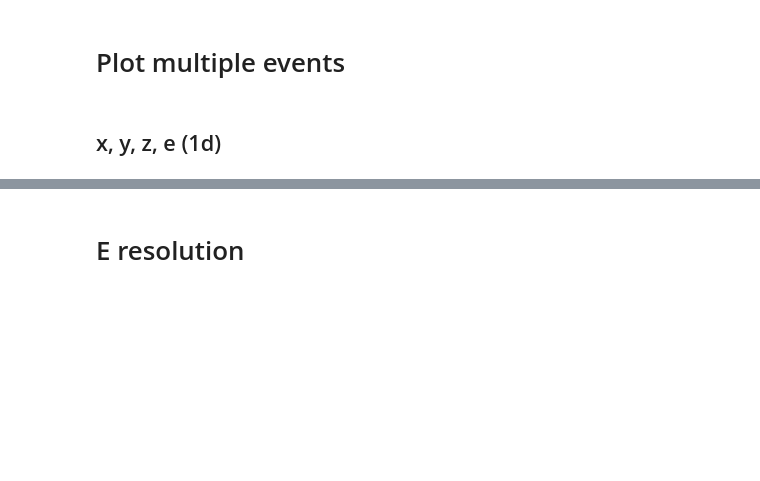
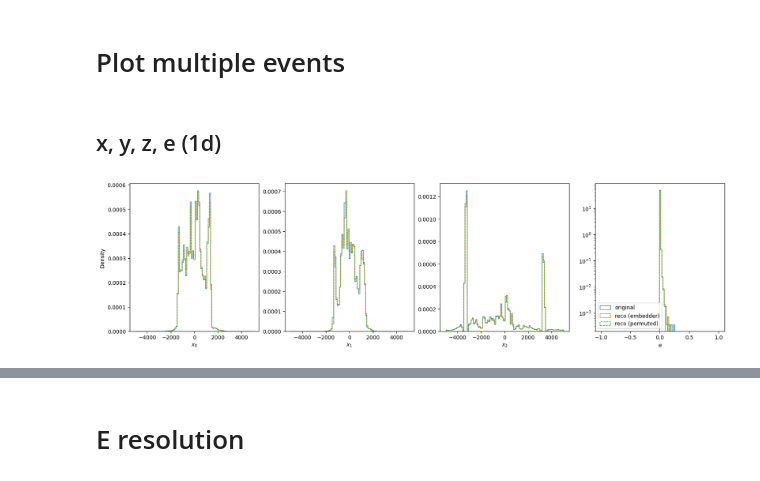
Before and after one commit to erwulff/particlemind, a Jupyter notebook: src/compare_generated_samples_reco_only_augs.ipynb, the cells around one changed output, grey strips where cells are left out. Cells and saved outputs as stored; diff of their text form; code cells hidden in the pictures; blank space fills up the shorter version.

```diff
--- a/src/compare_generated_samples_reco_only_augs.ipynb
+++ b/src/compare_generated_samples_reco_only_augs.ipynb
@@ -40,7 +40,7 @@ elif data_type == "patch":
     collator = CollaterPatch
     loader = CaloPatchDataset
 # %%
-path_to_embedder_checkpoint = "/pscratch/sd/r/rmastand/particlemind/vqvae_training/best_models/embedder_hit_vae_mixed_mlp5_val_loss_epoch=09-v2.ckpt"
+path_to_embedder_checkpoint = "/pscratch/sd/r/rmastand/particlemind/vqvae_training/best_models/embedder_hit_vae_mixed_mlp1_val_loss_epoch=09-v2.ckpt"
 # %% [markdown]
 # Apply embedder to original data
 
@@ -56,6 +56,7 @@ embedder = VQVAELightning.load_from_checkpoint(
 # kinematic features
 kinematic_features_truth = {i:ak.Array([]) for i in range(4)}
 kinematic_features_reco = {i:ak.Array([]) for i in range(4)}
+kinematic_features_reco_perm = {i:ak.Array([]) for i in range(4)}
 z_orig, z_aug = [], []
 tokens = ak.Array([])
 labels = []
@@ -69,11 +70,11 @@ for n in range(num_files):
     file_dataset = loader(
         subsets,
         "train",
-        start_idx=n*200,
-        stop_idx=(n+1)*200,
+        start_idx=n*10,
+        stop_idx=(n+1)*10,
         train_fraction=1.0,
         E_min=E_min,
-        augment_dataset=False
+        augment_dataset=True
     )
 
     file_loader = DataLoader(
@@ -98,9 +99,15 @@ for n in range(num_files):
                 axis_sum = torch.sum(torch.abs(features_augmented_batch), dim=2)
                 mask_particle_augmented = torch.where(axis_sum > 0, 1.0, 0.0)
 
+            # permute hits along the sequence dimension
+            perm_idx = torch.randperm(features_batch.shape[1], device=features_batch.device)
+            features_perm_batch = features_batch[:, perm_idx, :]
+            mask_perm_batch = mask_batch[:, perm_idx]
+
 
             with torch.no_grad():
                 x_particle_reco, vq_out, z_embed = embedder.model(None, features_batch, mask_batch) # batch not used
+                x_particle_reco_perm, _, _ = embedder.model(None, features_perm_batch, mask_perm_batch)
 
                 if file_dataset.augment_dataset:
                     x_particle_augmented, vq_out_augmented, z_embed_augmented = embedder.model(None, features_augmented_batch, mask_particle_augmented)
@@ -122,12 +129,14 @@ for n in range(num_files):
 
             features_event = features_batch[row]
             reco_event = x_particle_reco[row].detach().cpu().numpy()
+            reco_perm_event = x_particle_reco_perm[row].detach().cpu().numpy()
             mask_event = mask_batch[row].int().detach().cpu().numpy()
-            #labels_event =
+            mask_perm_event = mask_perm_batch[row].int().detach().cpu().numpy()
 
             for i in range(4):
                 kinematic_features_truth[i] = ak.concatenate([kinematic_features_truth[i], ak.Array([features_event[:,i][mask_event==1]])], axis = 0)
                 kinematic_features_reco[i] = ak.concatenate([kinematic_features_reco[i], ak.Array([reco_event[:,i][mask_event==1]])], axis = 0)
+                kinematic_features_reco_perm[i] = ak.concatenate([kinematic_features_reco_perm[i], ak.Array([reco_perm_event[:,i][mask_perm_event==1]])], axis = 0)
 
 
             z_orig.append(z_embed[row].detach().cpu())
@@ -231,31 +264,42 @@ kinematic_features_reco = {
     2: kinematic_features_reco[2] * 1e4,
     3: np.exp(kinematic_features_reco[3] * 10) / 1e2,
 }
+
+kinematic_features_reco_perm = {
+    0: kinematic_features_reco_perm[0] * 1e4,
+    1: kinematic_features_reco_perm[1] * 1e4,
+    2: kinematic_features_reco_perm[2] * 1e4,
+    3: np.exp(kinematic_features_reco_perm[3] * 10) / 1e2,
+}
 # %% [markdown]
 ## x, y, z, e (1d)
 # %%
 # calo
 
 nbins = 100
 
 fig, ax = plt.subplots(1, 4, figsize = (20, 5))
 
 for i in range(3):
 
     ax[i].hist(ak.flatten(kinematic_features_truth[i]), bins = np.linspace(-position_lim, position_lim, nbins), histtype = "step", label = "original", density=True)
     ax[i].hist(ak.flatten(kinematic_features_reco[i]), bins = np.linspace(-position_lim, position_lim, nbins), histtype = "step", label = "reco (embedder)", density=True)
+    ax[i].hist(ak.flatten(kinematic_features_reco_perm[i]), bins = np.linspace(-position_lim, position_lim, nbins), histtype = "step", label = "reco (permuted)", density=True, linestyle="dashed")
 
     ax[i].set_xlabel(f"$x_{i}$")
 
 ax[3].hist(ak.flatten(kinematic_features_truth[3]), bins = np.linspace(e_lim[0], e_lim[1], nbins), histtype = "step", label = "original", density=True)
 ax[3].hist(ak.flatten(kinematic_features_reco[3]), bins = np.linspace(e_lim[0], e_lim[1], nbins), histtype = "step", label = "reco (embedder)", density=True)
+ax[3].hist(ak.flatten(kinematic_features_reco_perm[3]), bins = np.linspace(e_lim[0], e_lim[1], nbins), histtype = "step", label = "reco (permuted)", density=True, linestyle="dashed")
 ax[3].set_xlabel("e")
 ax[3].set_yscale("log")
 ax[3].legend()
 
 ax[0].set_ylabel("Density")
 
 plt.show()
+# %% [output]
+[figure, added]
 # %%
 # number of hits
 
```
Also changed, not shown: parts of 9 cells of this notebook, 6 other files.
